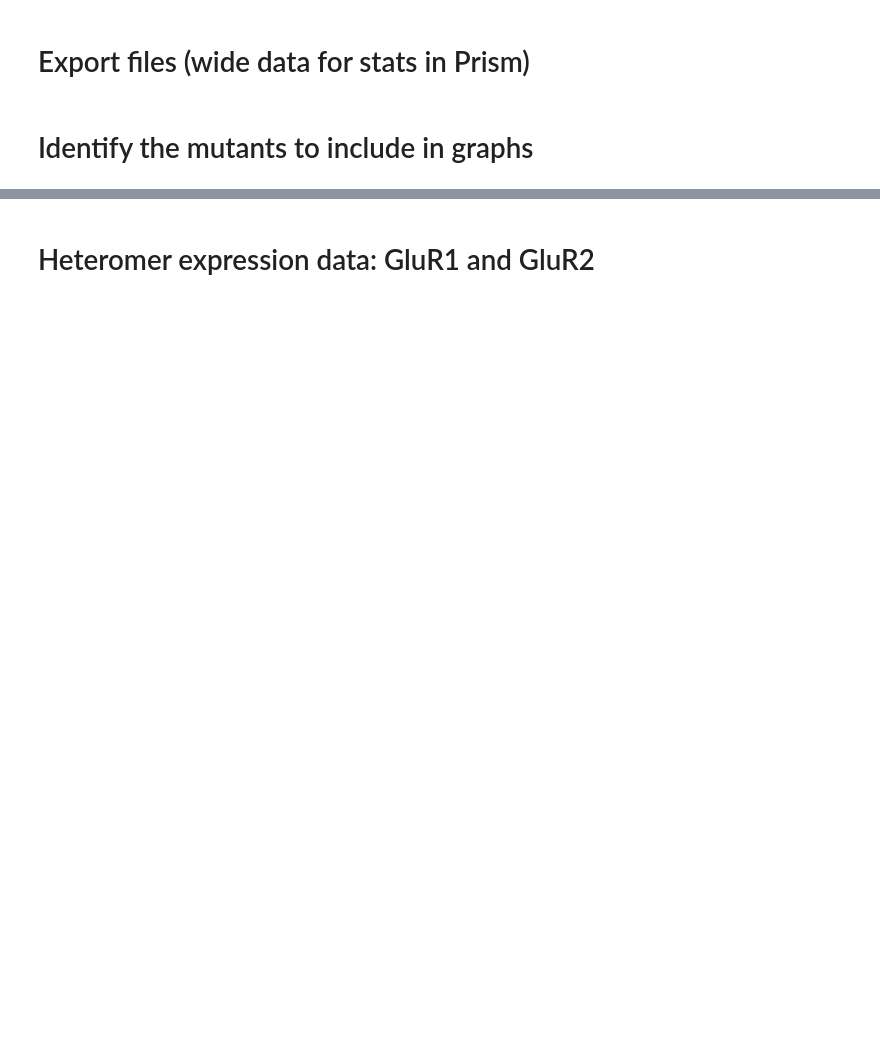
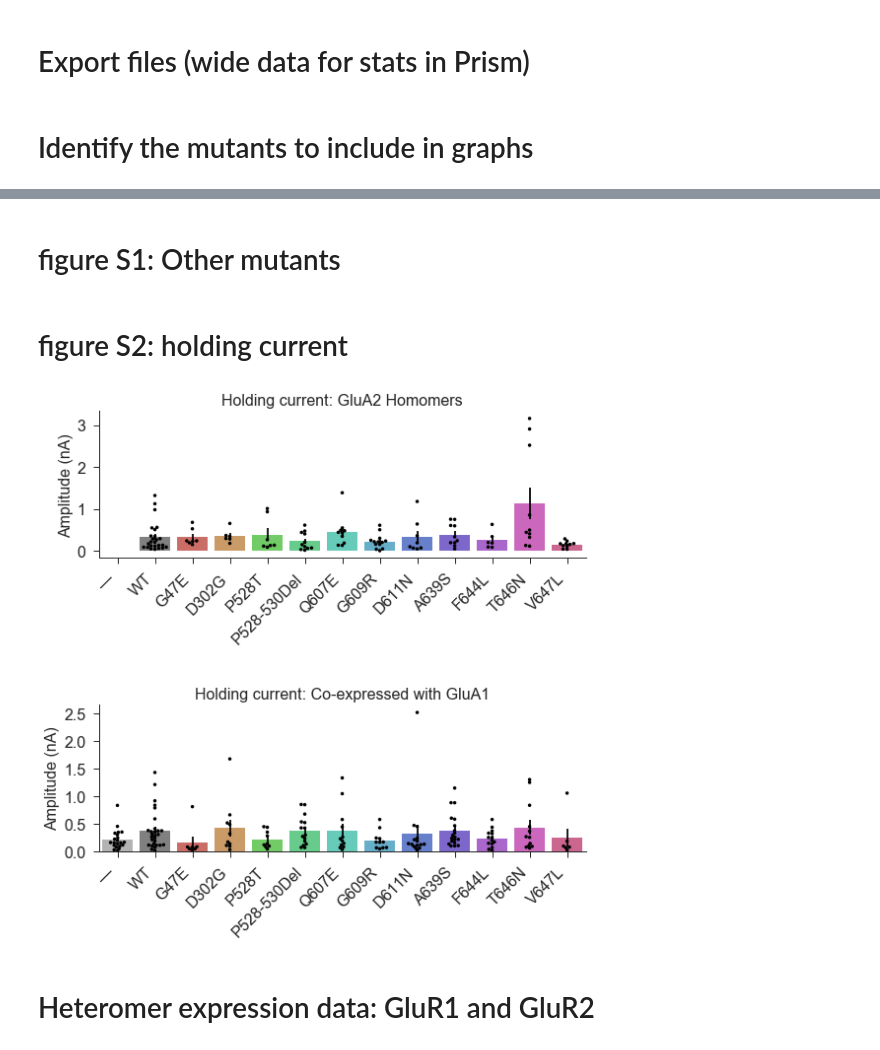
Before and after one commit to KullmannLab/AMPA_Synaptopathies, a Jupyter notebook: GluA2_graphs_March_Resub.ipynb, the cells around one changed output, grey strips where cells are left out. Cells and saved outputs as stored; diff of their text form; code cells hidden in the pictures; blank space fills up the shorter version.

```diff
--- a/GluA2_graphs_March_Resub.ipynb
+++ b/GluA2_graphs_March_Resub.ipynb
@@ -249,3 +181,23 @@ plt.show()
+# %% [markdown]
+# figure S1: Other mutants
+# %% [markdown]
+# figure S2: holding current
+# %%
+fig = plt.figure(figsize=(8,8))
+ax1 = plt.subplot(211)
+barplot_swarmplot_format(df=hom_amp_df, x='Mutant', y='KA Holding current', title='Holding current: GluA2 Homomers')
+
+ax2 = plt.subplot(212)
+barplot_swarmplot_format(df=het_amp_df, x='Mutant', y='KA Holding current', title='Holding current: Co-expressed with GluA1')
+
+plt.subplots_adjust(hspace=1)
+
+#plt.savefig('Amplitude_resub_March_Color.pdf', transparent=True)
+save_fig('Holding_resub', fig)
+
+plt.show()
+# %% [output]
+[figure, added]
 # %% [markdown]
 # Heteromer expression data: GluR1 and GluR2
 # %%
```
Also changed, not shown: parts of 32 cells of this notebook.
